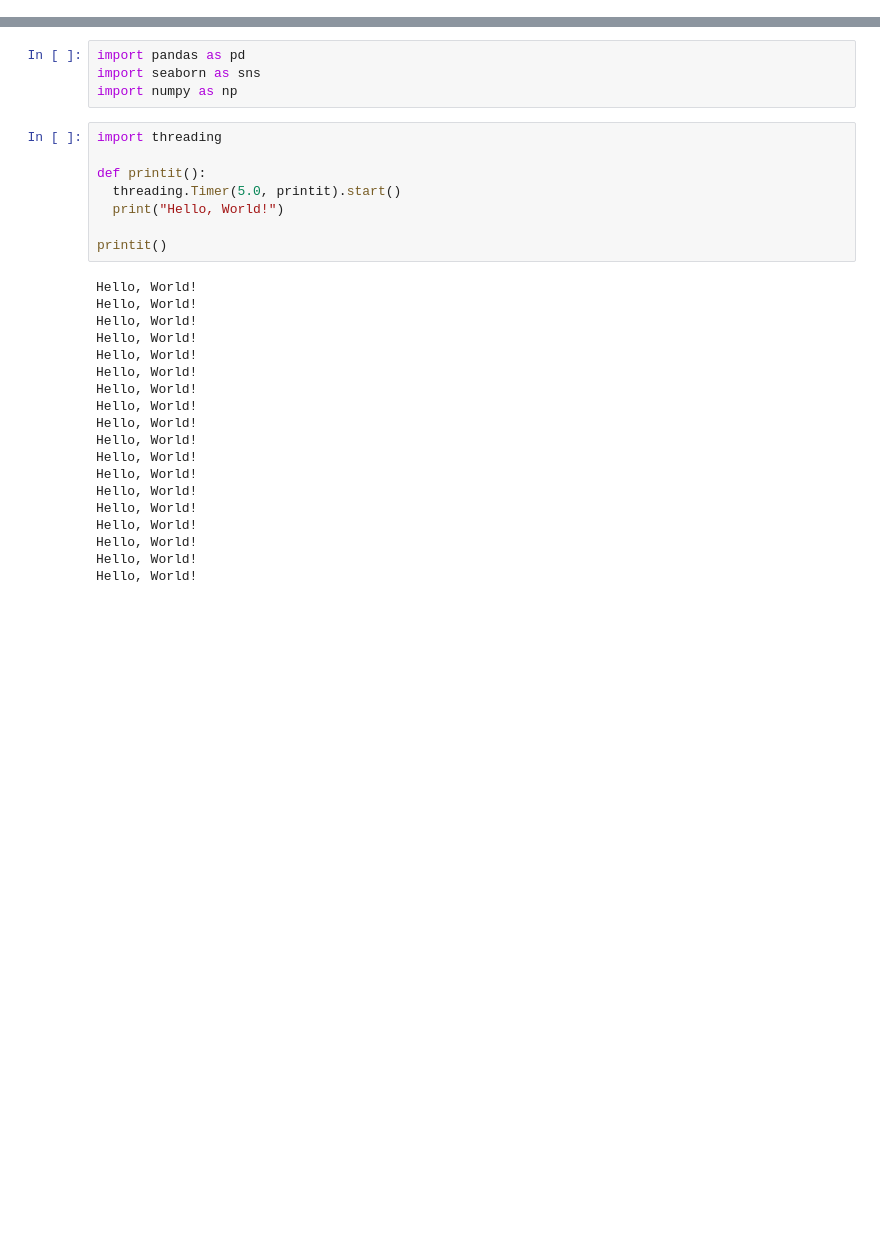
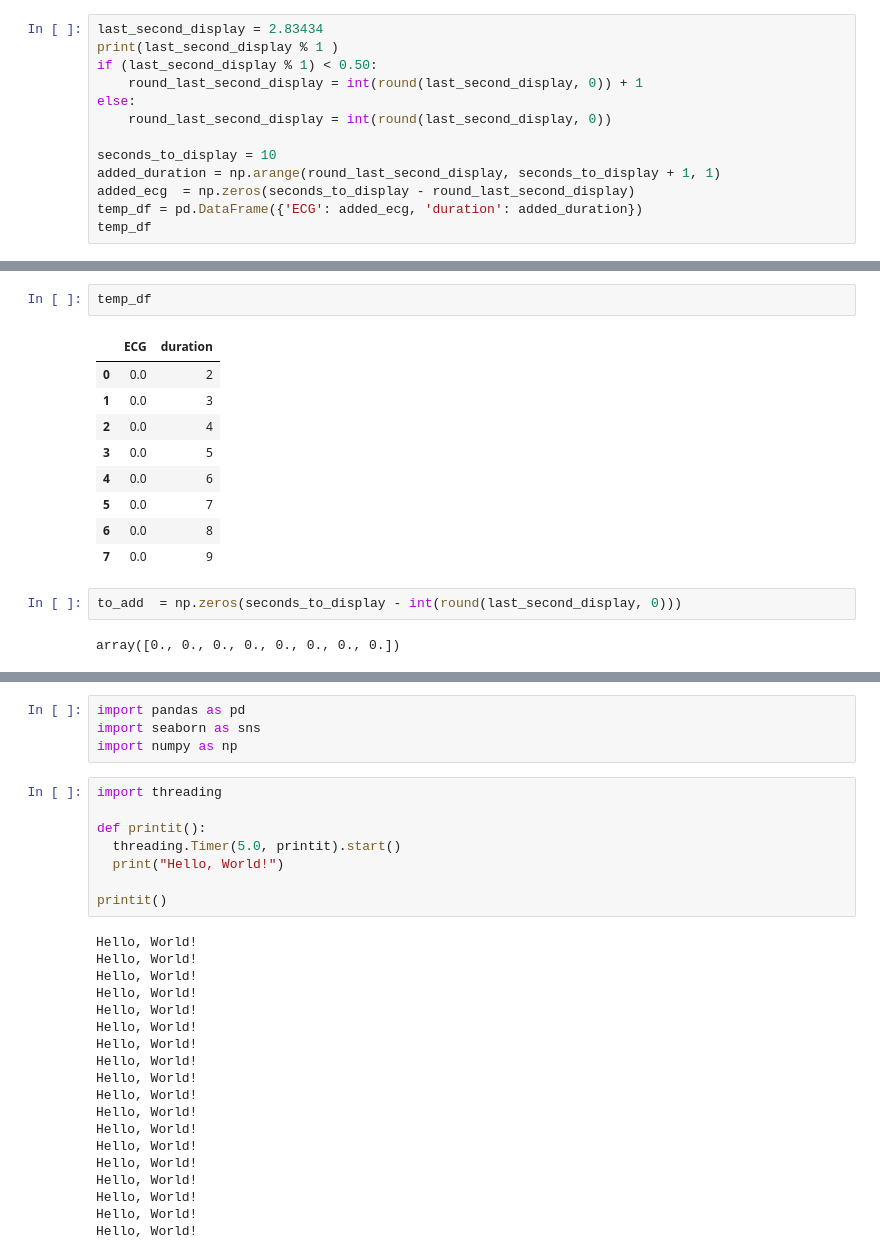
Before and after one commit to Aura-healthcare/Geneva_Health_Forum-HeartyPatch, a Jupyter notebook: data/visualisation.ipynb, the cells around one changed output, grey strips where cells are left out. Cells and saved outputs as stored; diff of their text form; blank space fills up the shorter version.

Commit message:
fixing live stream data

```diff
--- a/data/visualisation.ipynb
+++ b/data/visualisation.ipynb
@@ -0,0 +133,13 @@
+# %%
+last_second_display = 2.83434
+print(last_second_display % 1 )
+if (last_second_display % 1) < 0.50:
+    round_last_second_display = int(round(last_second_display, 0)) + 1
+else:
+    round_last_second_display = int(round(last_second_display, 0))
+
+seconds_to_display = 10
+added_duration = np.arange(round_last_second_display, seconds_to_display + 1, 1)
+added_ecg  = np.zeros(seconds_to_display - round_last_second_display)
+temp_df = pd.DataFrame({'ECG': added_ecg, 'duration': added_duration})
+temp_df
@@ -0,0 +156,16 @@
+# %%
+temp_df
+# %% [output]
+|  | ECG | duration |
+| 0 | 0.0 | 2 |
+| 1 | 0.0 | 3 |
+| 2 | 0.0 | 4 |
+| 3 | 0.0 | 5 |
+| 4 | 0.0 | 6 |
+| 5 | 0.0 | 7 |
+| 6 | 0.0 | 8 |
+| 7 | 0.0 | 9 |
+# %%
+to_add  = np.zeros(seconds_to_display - int(round(last_second_display, 0)))
+# %% [output]
+array([0., 0., 0., 0., 0., 0., 0., 0.])
```
Also changed, not shown: parts of 8 cells of this notebook, 3 other files.
